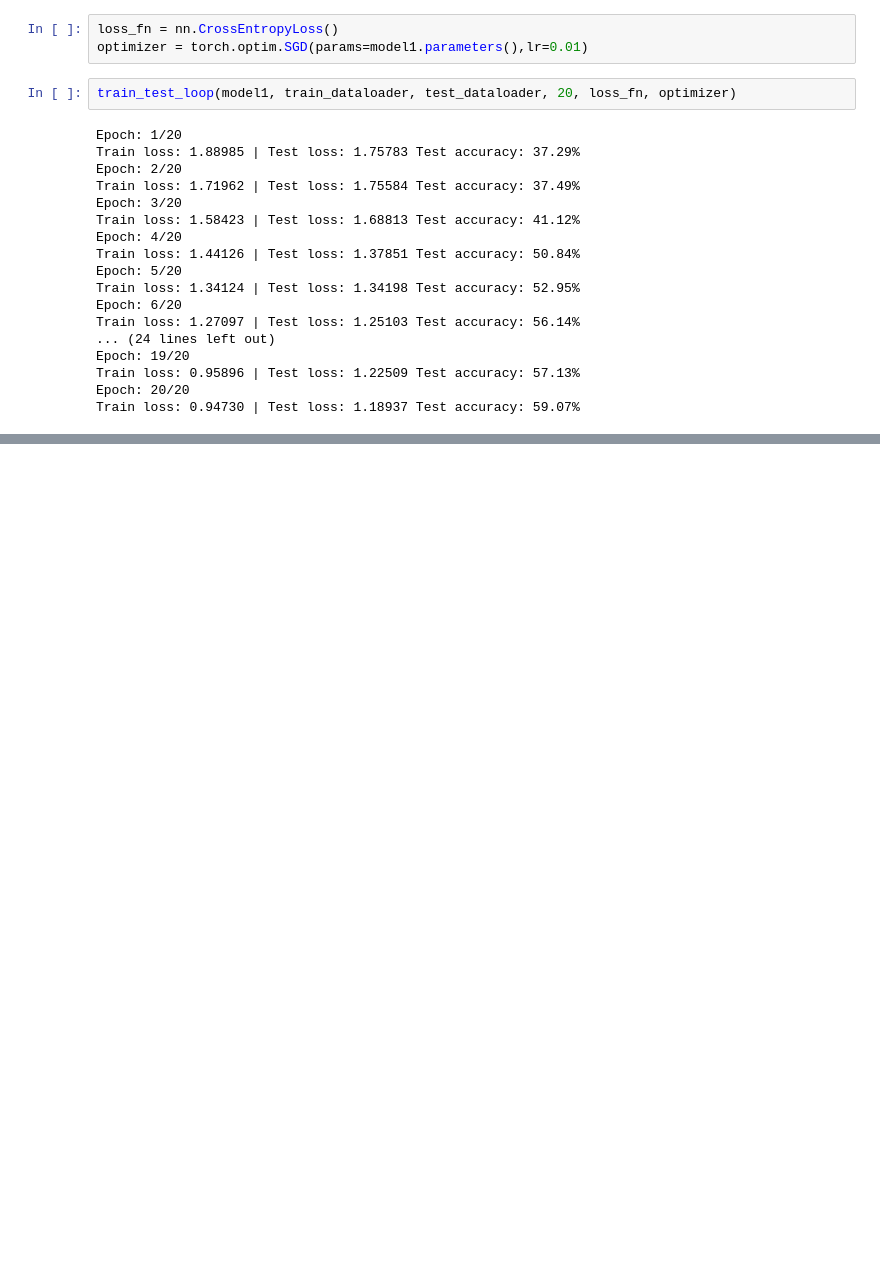
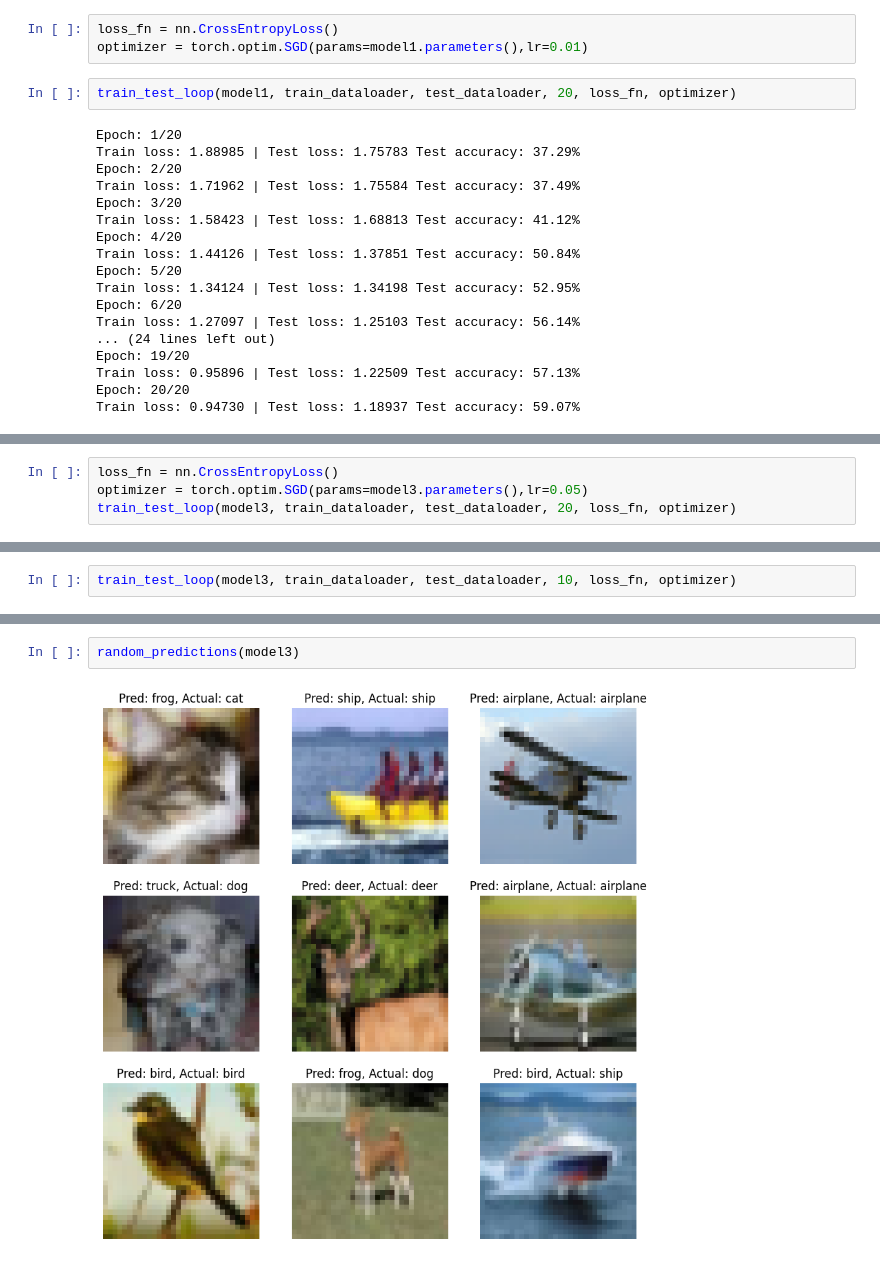
Before and after one commit to gad497/PyTorch_practice, a Jupyter notebook: Cifar10.ipynb, the cells around one changed output, grey strips where cells are left out. Cells and saved outputs as stored; diff of their text form; blank space fills up the shorter version.

```diff
--- a/Cifar10.ipynb
+++ b/Cifar10.ipynb
@@ -231,0 +410,4 @@ random_predictions()
+# %%
+loss_fn = nn.CrossEntropyLoss()
+optimizer = torch.optim.SGD(params=model3.parameters(),lr=0.05)
+train_test_loop(model3, train_dataloader, test_dataloader, 20, loss_fn, optimizer)
@@ -231,0 +432,2 @@ random_predictions()
+# %%
+train_test_loop(model3, train_dataloader, test_dataloader, 10, loss_fn, optimizer)
@@ -231,0 +455,4 @@ random_predictions()
+# %%
+random_predictions(model3)
+# %% [output]
+[figure, added]
```
Also changed, not shown: parts of 17 cells of this notebook.
